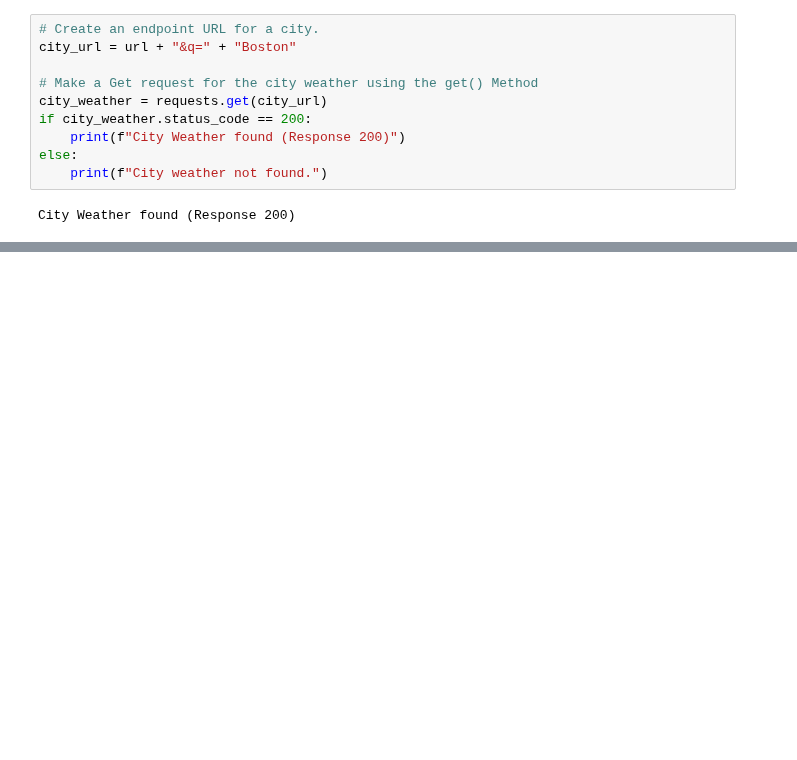
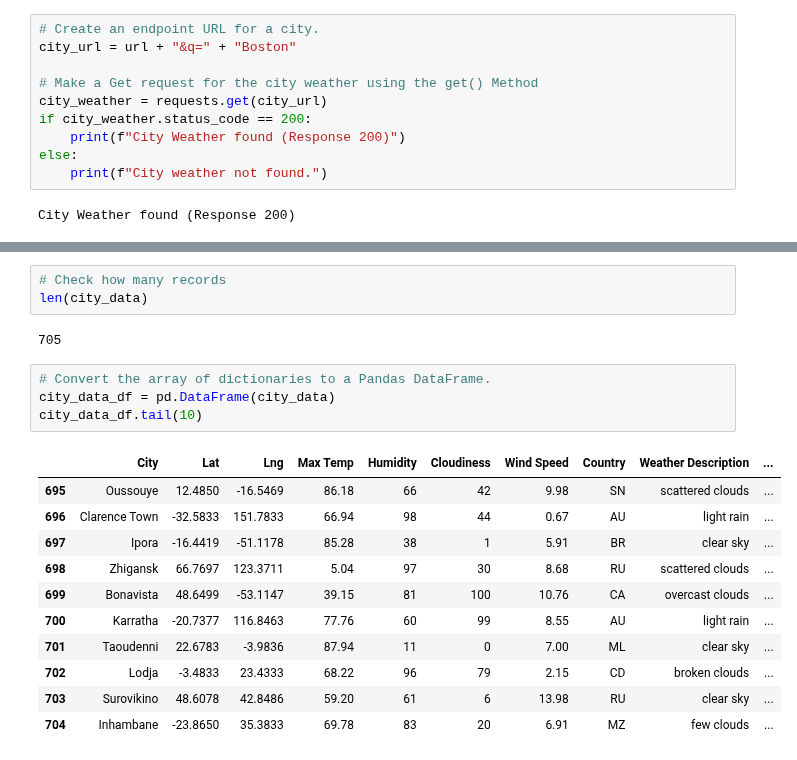
Before and after one commit to lawnshogan/World_Weather_Analysis, a Jupyter notebook: Weather_Database/Weather_Database.ipynb, the cells around one changed output, grey strips where cells are left out. Saved outputs shown, nothing was run; the diff lists cells and outputs as text; blank space fills up the shorter version.

Commit message:
DataFrame created

```diff
--- a/Weather_Database/Weather_Database.ipynb
+++ b/Weather_Database/Weather_Database.ipynb
@@ -165,3 +169,24 @@ Processing Record 47 of Set 15 | daru
 -----------------------------------------
 Data Retrieval Complete
 -----------------------------------------
+# %%
+# Check how many records
+len(city_data)
+# %% [output]
+705
+# %%
+# Convert the array of dictionaries to a Pandas DataFrame.
+city_data_df = pd.DataFrame(city_data)
+city_data_df.tail(10)
+# %% [output]
+|  | City | Lat | Lng | Max Temp | Humidity | Cloudiness | Wind Speed | Country | Weather Description | ... |
+| 695 | Oussouye | 12.4850 | -16.5469 | 86.18 | 66 | 42 | 9.98 | SN | scattered clouds | ... |
+| 696 | Clarence Town | -32.5833 | 151.7833 | 66.94 | 98 | 44 | 0.67 | AU | light rain | ... |
+| 697 | Ipora | -16.4419 | -51.1178 | 85.28 | 38 | 1 | 5.91 | BR | clear sky | ... |
+| 698 | Zhigansk | 66.7697 | 123.3711 | 5.04 | 97 | 30 | 8.68 | RU | scattered clouds | ... |
+| 699 | Bonavista | 48.6499 | -53.1147 | 39.15 | 81 | 100 | 10.76 | CA | overcast clouds | ... |
+| 700 | Karratha | -20.7377 | 116.8463 | 77.76 | 60 | 99 | 8.55 | AU | light rain | ... |
+| 701 | Taoudenni | 22.6783 | -3.9836 | 87.94 | 11 | 0 | 7.00 | ML | clear sky | ... |
+| 702 | Lodja | -3.4833 | 23.4333 | 68.22 | 96 | 79 | 2.15 | CD | broken clouds | ... |
+| 703 | Surovikino | 48.6078 | 42.8486 | 59.20 | 61 | 6 | 13.98 | RU | clear sky | ... |
+| 704 | Inhambane | -23.8650 | 35.3833 | 69.78 | 83 | 20 | 6.91 | MZ | few clouds | ... |
```
Also changed, not shown: parts of 5 cells of this notebook.
